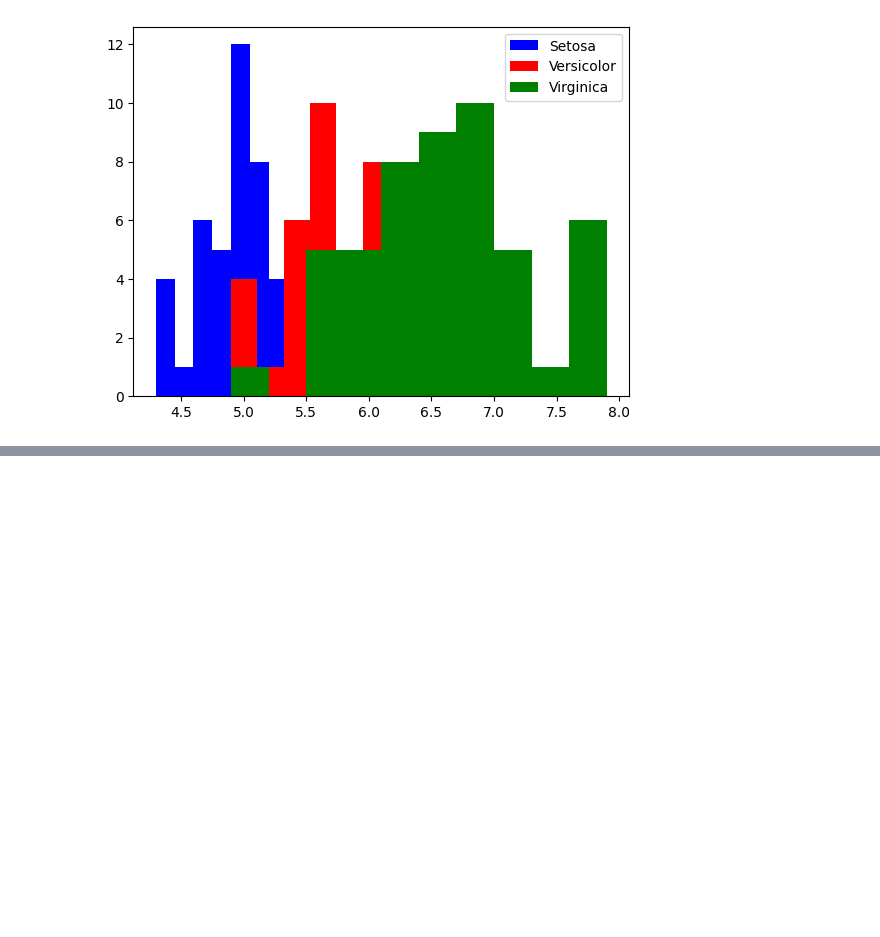
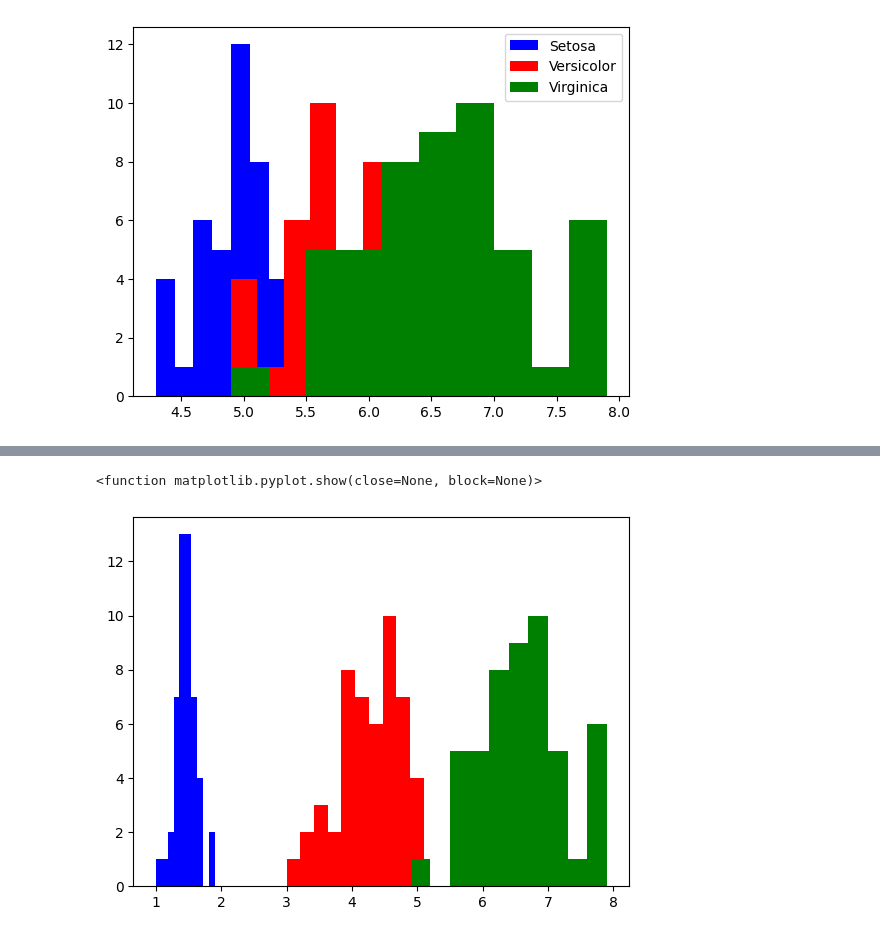
Before and after one commit to Malte-W-Schule/Datenanalyse_Sem_03, a Jupyter notebook: Blatt 4/1.ipynb, the cells around one changed output, grey strips where cells are left out. Cells and saved outputs as stored; diff of their text form; code cells hidden in the pictures; blank space fills up the shorter version.

```diff
--- a/Blatt 4/1.ipynb
+++ b/Blatt 4/1.ipynb
@@ -44,0 +53,13 @@ plt.hist(pet
+# %%
+petal_length_setosa = setosa_con["petal.length"]
+petal_length_versicolor = versicolor_con["petal.length"]
+petal_length_virginica = Virginica_con["sepal.length"]
+
+plt.hist(petal_length_setosa, color="blue", label="Setosa")
+plt.hist(petal_length_versicolor, color="red", label="Versicolor")
+plt.hist(petal_length_virginica, color="green", label="Virginica")
+plt.legend
+plt.show
+# %% [output]
+<function matplotlib.pyplot.show(close=None, block=None)>
+[figure, added]
```
Also changed, not shown: parts of 2 cells of this notebook, 3 other files.
